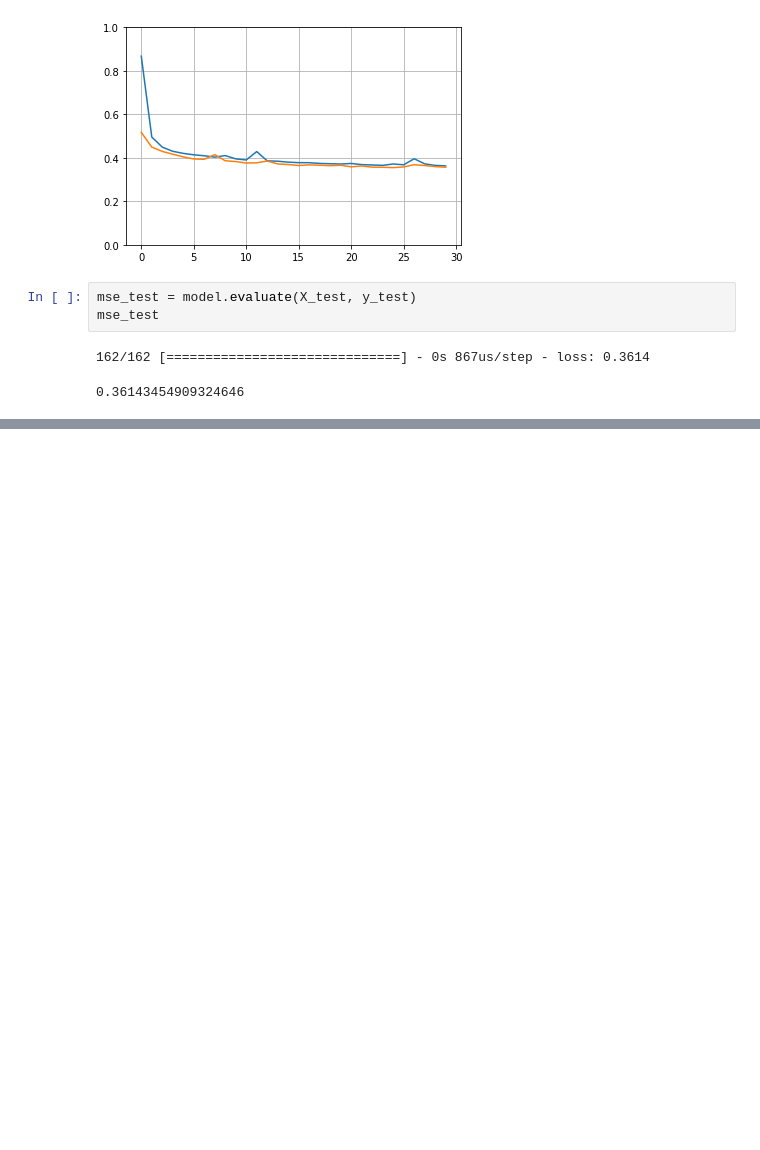
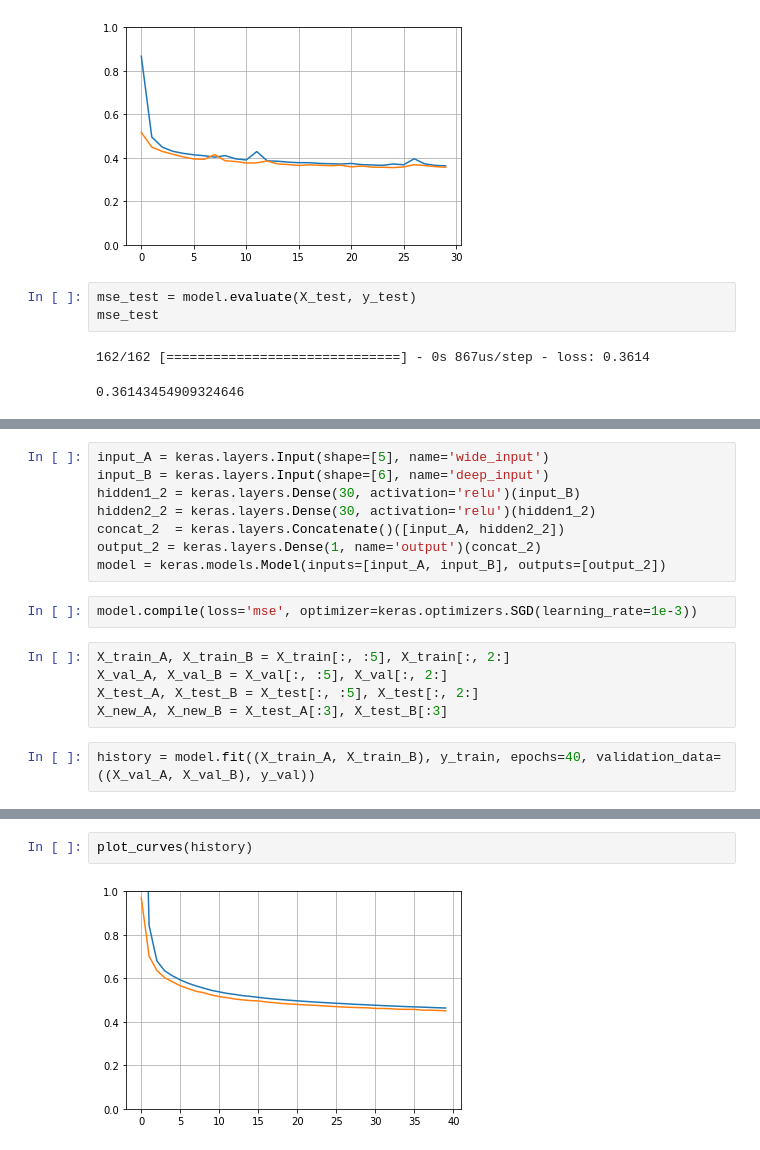
Before and after one commit to abhay-iy97/ml-handson, a Jupyter notebook: NN_with_Keras.ipynb, the cells around one changed output, grey strips where cells are left out. Saved outputs shown, nothing was run; the diff lists cells and outputs as text; blank space fills up the shorter version.

```diff
--- a/NN_with_Keras.ipynb
+++ b/NN_with_Keras.ipynb
@@ -269,0 +353,17 @@ array([[1.7458103],
+# %%
+input_A = keras.layers.Input(shape=[5], name='wide_input')
+input_B = keras.layers.Input(shape=[6], name='deep_input')
+hidden1_2 = keras.layers.Dense(30, activation='relu')(input_B)
+hidden2_2 = keras.layers.Dense(30, activation='relu')(hidden1_2)
+concat_2  = keras.layers.Concatenate()([input_A, hidden2_2])
+output_2 = keras.layers.Dense(1, name='output')(concat_2)
+model = keras.models.Model(inputs=[input_A, input_B], outputs=[output_2])
+# %%
+model.compile(loss='mse', optimizer=keras.optimizers.SGD(learning_rate=1e-3))
+# %%
+X_train_A, X_train_B = X_train[:, :5], X_train[:, 2:]
+X_val_A, X_val_B = X_val[:, :5], X_val[:, 2:]
+X_test_A, X_test_B = X_test[:, :5], X_test[:, 2:]
+X_new_A, X_new_B = X_test_A[:3], X_test_B[:3]
+# %%
+history = model.fit((X_train_A, X_train_B), y_train, epochs=40, validation_data=((X_val_A, X_val_B), y_val))
@@ -269,0 +397,4 @@ array([[1.7458103],
+# %%
+plot_curves(history)
+# %% [output]
+[figure, added]
```
Also changed, not shown: parts of 23 cells of this notebook.
